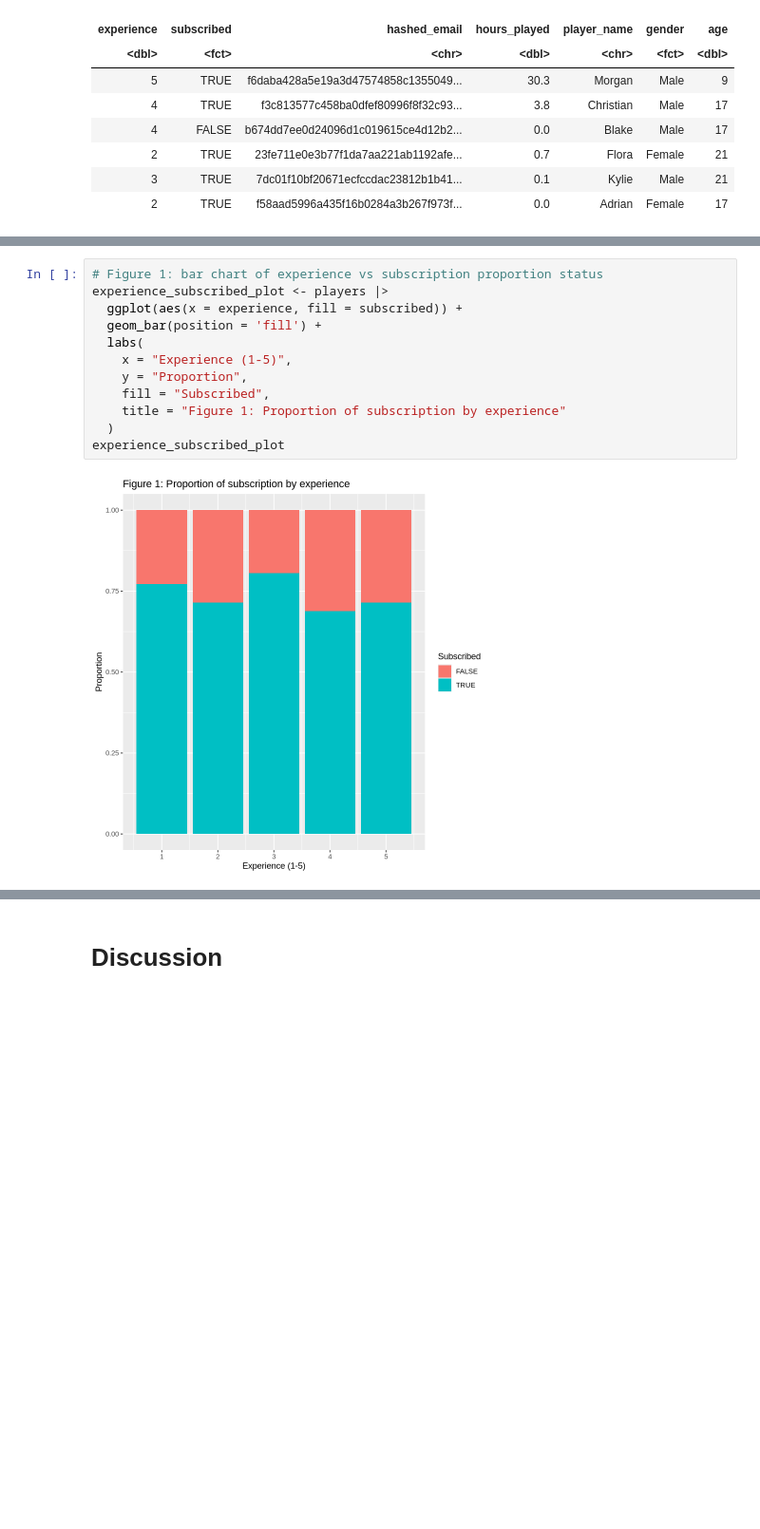
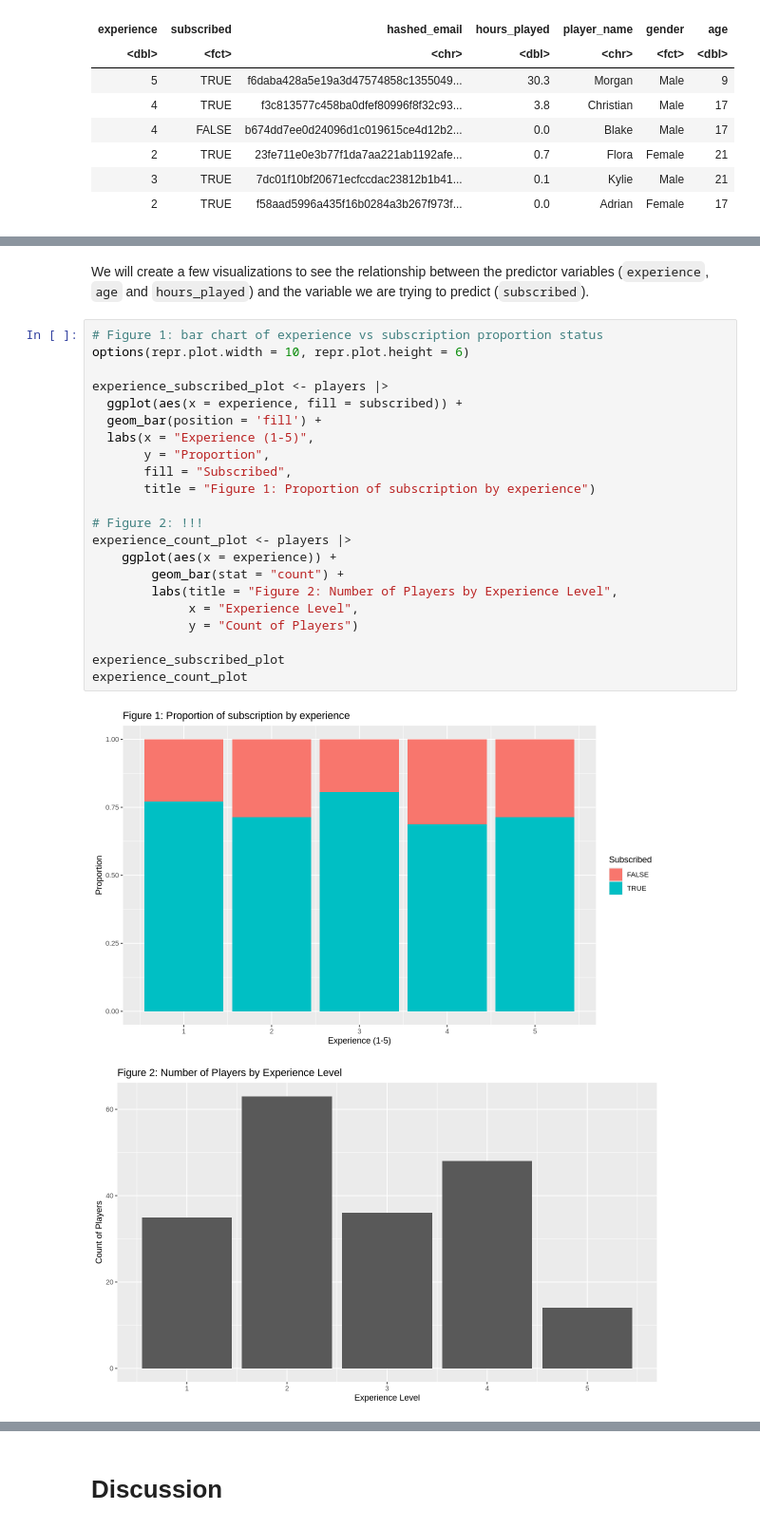
Before and after one commit to jhuan175/dsci100_project_final_report, a Jupyter notebook: Project_Final_Report.ipynb, the cells around one changed output, grey strips where cells are left out. Shown at 95% size. Cells and saved outputs as stored; diff of their text form; blank space fills up the shorter version.

Commit message:
Added Exploratory visualizations

```diff
--- a/Project_Final_Report.ipynb
+++ b/Project_Final_Report.ipynb
@@ -111,14 +113,27 @@ A tibble: 6 × 7
+# %% [markdown]
+We will create a few visualizations to see the relationship between the predictor variables (`experience`, `age` and `hours_played`) and the variable we are trying to predict (`subscribed`).
 # %%
 # Figure 1: bar chart of experience vs subscription proportion status
+options(repr.plot.width = 10, repr.plot.height = 6)
+
 experience_subscribed_plot <- players |>
   ggplot(aes(x = experience, fill = subscribed)) +
   geom_bar(position = 'fill') +
-  labs(
-    x = "Experience (1-5)",
-    y = "Proportion",
-    fill = "Subscribed",
-    title = "Figure 1: Proportion of subscription by experience"
-  )
+  labs(x = "Experience (1-5)",
+       y = "Proportion",
+       fill = "Subscribed",
+       title = "Figure 1: Proportion of subscription by experience")
+
+# Figure 2: !!!
+experience_count_plot <- players |>
+    ggplot(aes(x = experience)) +
+        geom_bar(stat = "count") +
+        labs(title = "Figure 2: Number of Players by Experience Level",
+             x = "Experience Level",
+             y = "Count of Players")
+
 experience_subscribed_plot
+experience_count_plot
 # %% [output]
-[figure, old version]
+[figure, new version]
+[figure, added]
```
Also changed, not shown: parts of 9 cells of this notebook.
